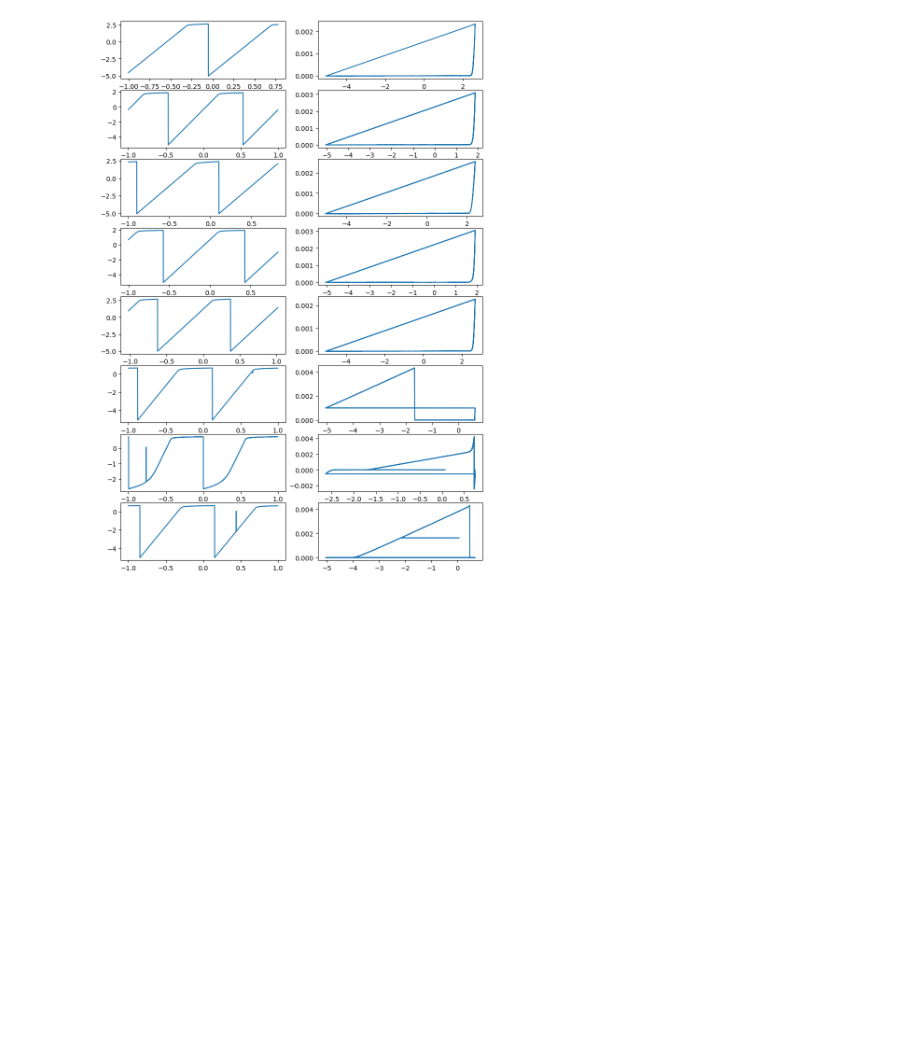
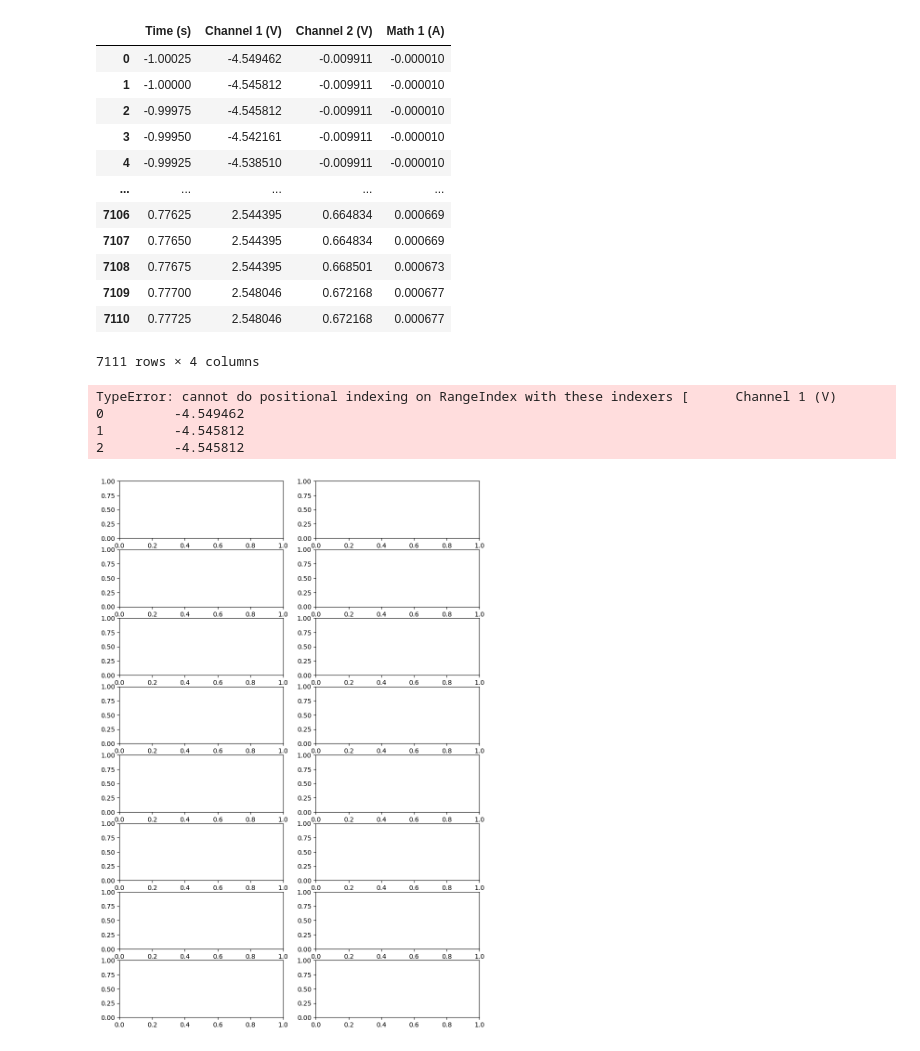
Before and after one commit to rainvm/College-Work, a Jupyter notebook: Physics/Experimental 1/Lab 1/diodes.ipynb, the cells around one changed output. Cells and saved outputs as stored; diff of their text form; code cells hidden in the pictures; blank space fills up the shorter version.

```diff
--- a/Physics/Experimental 1/Lab 1/diodes.ipynb
+++ b/Physics/Experimental 1/Lab 1/diodes.ipynb
@@ -1,17 +1,36 @@
 # %%
 import pandas as pd
 import matplotlib.pyplot as plt
 
 files = ['blue led.csv', 'red led.csv', 'green led.csv', 'yellow led.csv', 'white led.csv', 'rectifier diode.csv', 'z diode.csv', 'signal diode.csv']
 data = []
 for i in range(len(files)):
     data.append(pd.read_csv(files[i], skiprows=21, encoding='cp1252'))
 fig, axes = plt.subplots(8,2)
 fig.set_figheight(15)
 fig.set_figwidth(10)
 
 for i in range(len(data)):
+    display(data[i])
+    data[i] = data[i].iloc[data[i][["Channel 1 (V)"]]:-1]
     axes[i, 0].plot(data[i]["Time (s)"], data[i]["Channel 1 (V)"])
     axes[i, 1].plot(data[i]["Channel 1 (V)"], data[i]["Math 1 (A)"])
 # %% [output]
+|  | Time (s) | Channel 1 (V) | Channel 2 (V) | Math 1 (A) |
+| 0 | -1.00025 | -4.549462 | -0.009911 | -0.000010 |
+| 1 | -1.00000 | -4.545812 | -0.009911 | -0.000010 |
+| 2 | -0.99975 | -4.545812 | -0.009911 | -0.000010 |
+| 3 | -0.99950 | -4.542161 | -0.009911 | -0.000010 |
+| 4 | -0.99925 | -4.538510 | -0.009911 | -0.000010 |
+| ... | ... | ... | ... | ... |
+| 7106 | 0.77625 | 2.544395 | 0.664834 | 0.000669 |
+| 7107 | 0.77650 | 2.544395 | 0.664834 | 0.000669 |
+| 7108 | 0.77675 | 2.544395 | 0.668501 | 0.000673 |
+| 7109 | 0.77700 | 2.548046 | 0.672168 | 0.000677 |
+| 7110 | 0.77725 | 2.548046 | 0.672168 | 0.000677 |
+7111 rows × 4 columns
+TypeError: cannot do positional indexing on RangeIndex with these indexers [      Channel 1 (V)
+0         -4.549462
+1         -4.545812
+2         -4.545812
-[figure, old version]
+[figure, new version]
```
Also changed, not shown: 5 other files.
